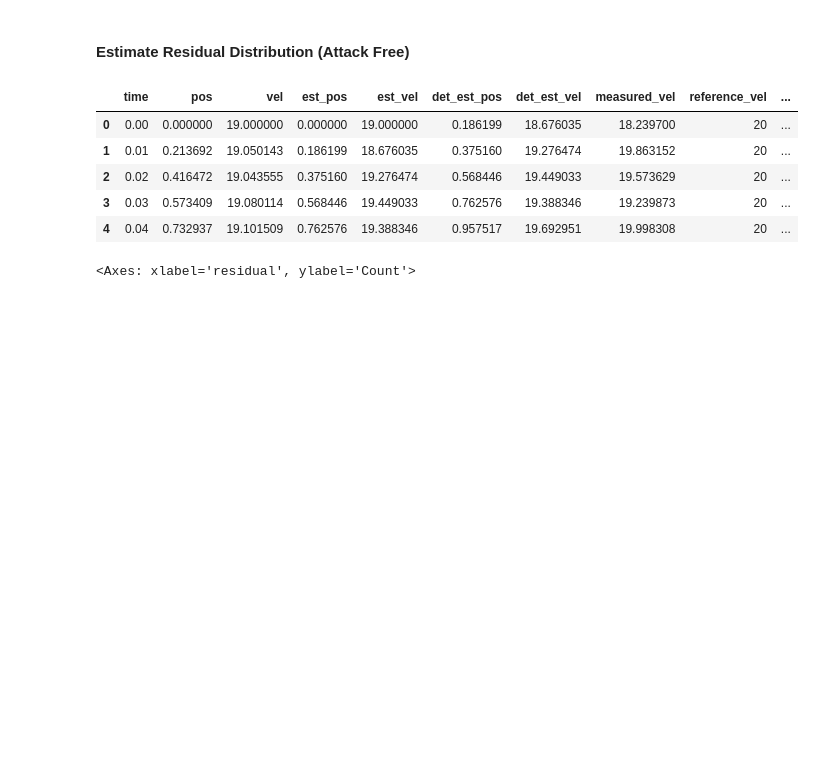
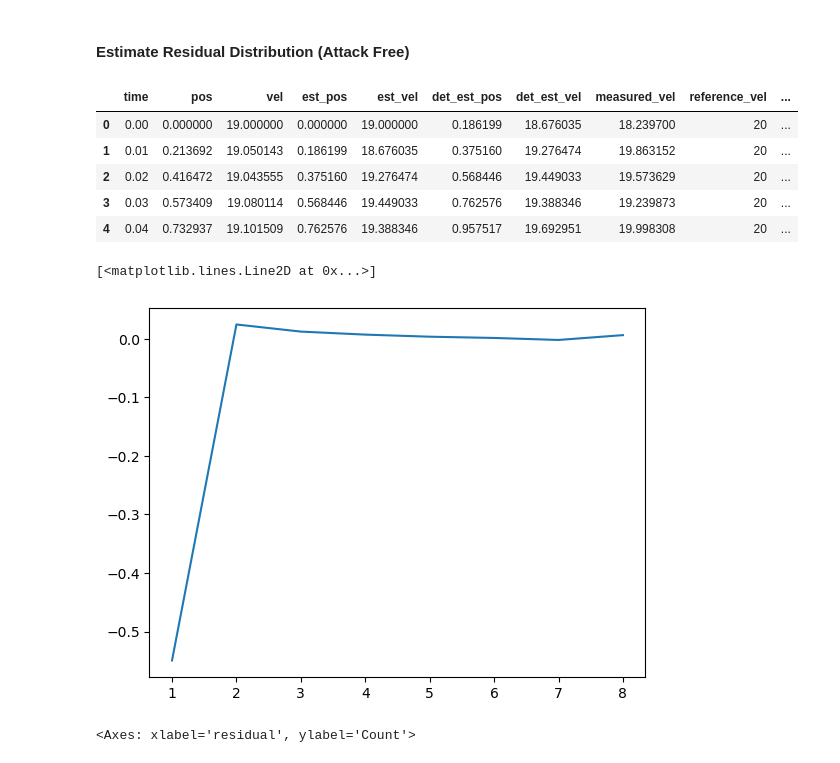
Before and after one commit to axel99andersson/control-systems-lib, a Jupyter notebook: eda.ipynb, the cells around one changed output. Saved outputs shown, nothing was run; the diff lists cells and outputs as text; code cells hidden in the pictures; blank space fills up the shorter version.

```diff
--- a/eda.ipynb
+++ b/eda.ipynb
@@ -837,6 +835,18 @@ df.head()
 | 2 | 0.02 | 0.416472 | 19.043555 | 0.375160 | 19.276474 | 0.568446 | 19.449033 | 19.573629 | 20 | ... |
 | 3 | 0.03 | 0.573409 | 19.080114 | 0.568446 | 19.449033 | 0.762576 | 19.388346 | 19.239873 | 20 | ... |
 | 4 | 0.04 | 0.732937 | 19.101509 | 0.762576 | 19.388346 | 0.957517 | 19.692951 | 19.998308 | 20 | ... |
+# %%
+df['residual_lagged'] = df.residual.shift(-1)
+# %%
+df.dropna(inplace=True)
+df['res_diff'] = df['residual'] - df['residual_lagged']
+
+autocorrelations = [df.res_diff.autocorr(i) for i in range(1,9)]
+
+plt.plot(range(1,9), autocorrelations)
+# %% [output]
+[<matplotlib.lines.Line2D at 0x...>]
+[figure, added]
 # %%
 sns.histplot(data=df, x='residual')
 # %% [output]
```
Also changed, not shown: parts of 18 cells of this notebook, 7 other files.
